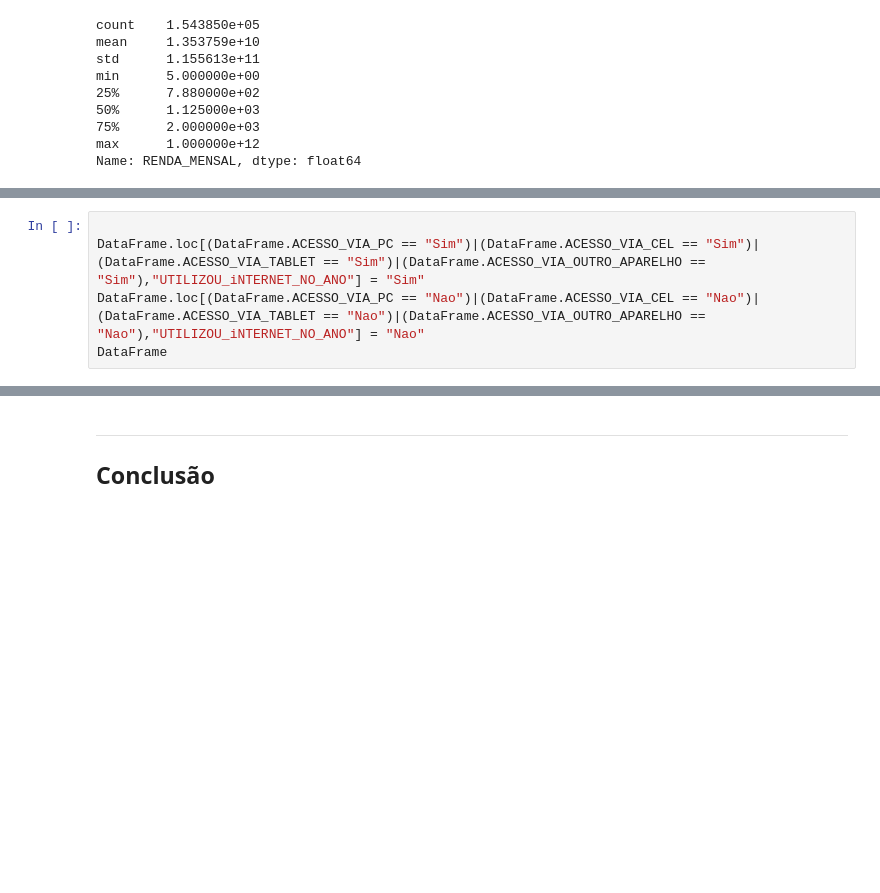
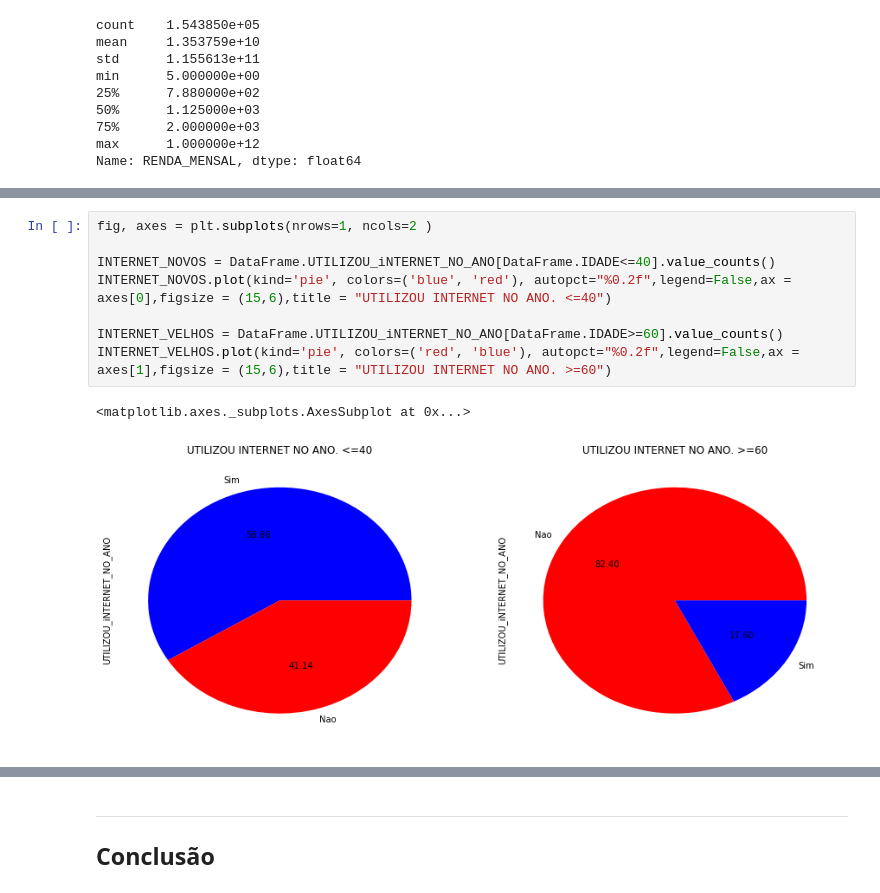
Before and after one commit to Brunoic/DP_CD_1, a Jupyter notebook: Projeto1 Layout (1).ipynb, the cells around one changed output, grey strips where cells are left out. Saved outputs shown, nothing was run; the diff lists cells and outputs as text; blank space fills up the shorter version.

```diff
--- a/Projeto1 Layout (1).ipynb
+++ b/Projeto1 Layout (1).ipynb
@@ -115,5 +125,0 @@ DataFrame.ACESSO_VIA_OUTRO_APARELHO.cat.categories=(["Sim","Nao"])
-# %%
-
-DataFrame.loc[(DataFrame.ACESSO_VIA_PC == "Sim")|(DataFrame.ACESSO_VIA_CEL == "Sim")|(DataFrame.ACESSO_VIA_TABLET == "Sim")|(DataFrame.ACESSO_VIA_OUTRO_APARELHO == "Sim"),"UTILIZOU_iNTERNET_NO_ANO"] = "Sim"
-DataFrame.loc[(DataFrame.ACESSO_VIA_PC == "Nao")|(DataFrame.ACESSO_VIA_CEL == "Nao")|(DataFrame.ACESSO_VIA_TABLET == "Nao")|(DataFrame.ACESSO_VIA_OUTRO_APARELHO == "Nao"),"UTILIZOU_iNTERNET_NO_ANO"] = "Nao"
-DataFrame
@@ -151,0 +131,11 @@ ___
+# %%
+fig, axes = plt.subplots(nrows=1, ncols=2 )
+
+INTERNET_NOVOS = DataFrame.UTILIZOU_iNTERNET_NO_ANO[DataFrame.IDADE<=40].value_counts()
+INTERNET_NOVOS.plot(kind='pie', colors=('blue', 'red'), autopct="%0.2f",legend=False,ax = axes[0],figsize = (15,6),title = "UTILIZOU INTERNET NO ANO. <=40")
+
+INTERNET_VELHOS = DataFrame.UTILIZOU_iNTERNET_NO_ANO[DataFrame.IDADE>=60].value_counts()
+INTERNET_VELHOS.plot(kind='pie', colors=('red', 'blue'), autopct="%0.2f",legend=False,ax = axes[1],figsize = (15,6),title = "UTILIZOU INTERNET NO ANO. >=60")
+# %% [output]
+<matplotlib.axes._subplots.AxesSubplot at 0x...>
+[figure, added]
```
Also changed, not shown: parts of 27 cells of this notebook.
